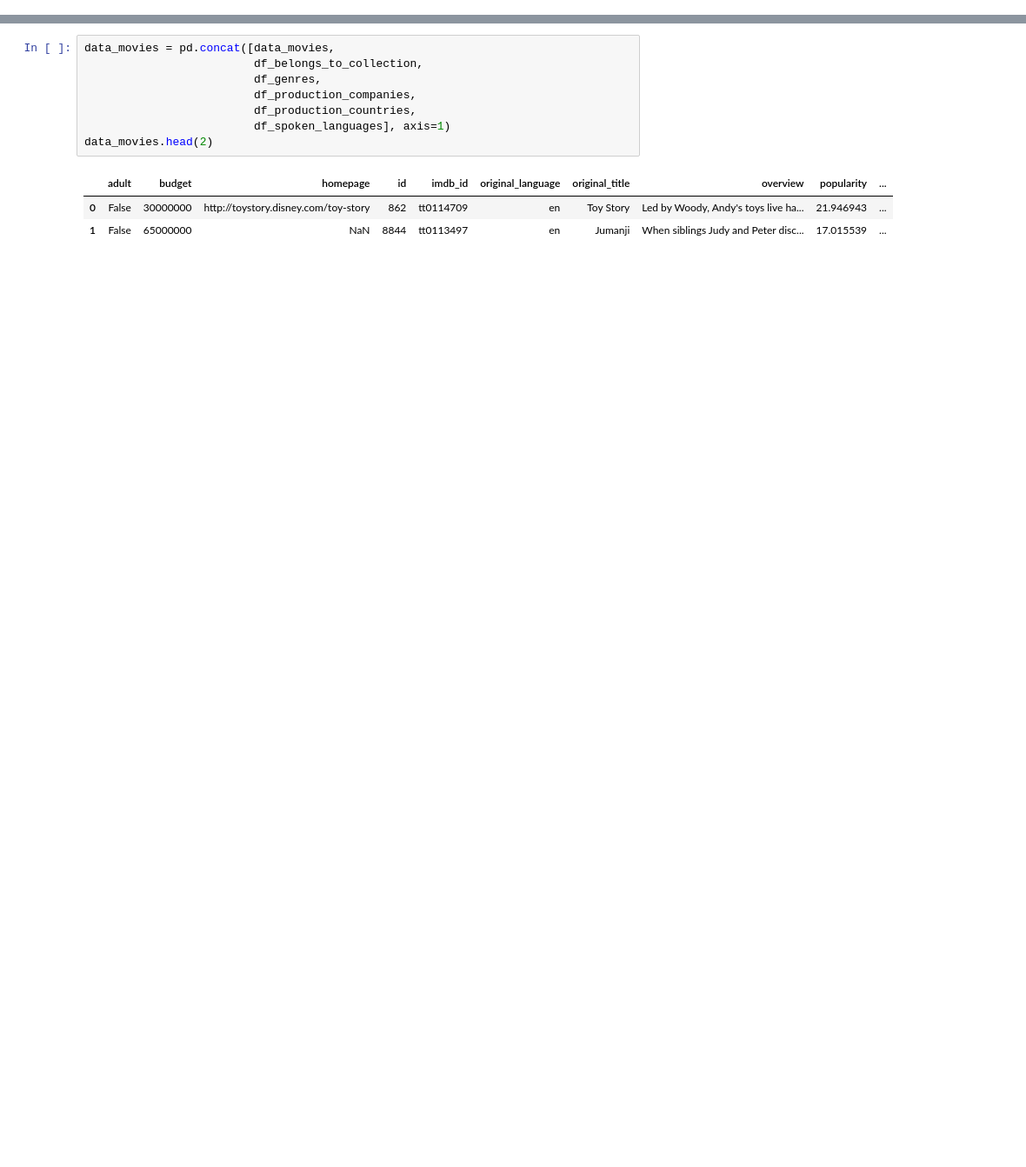
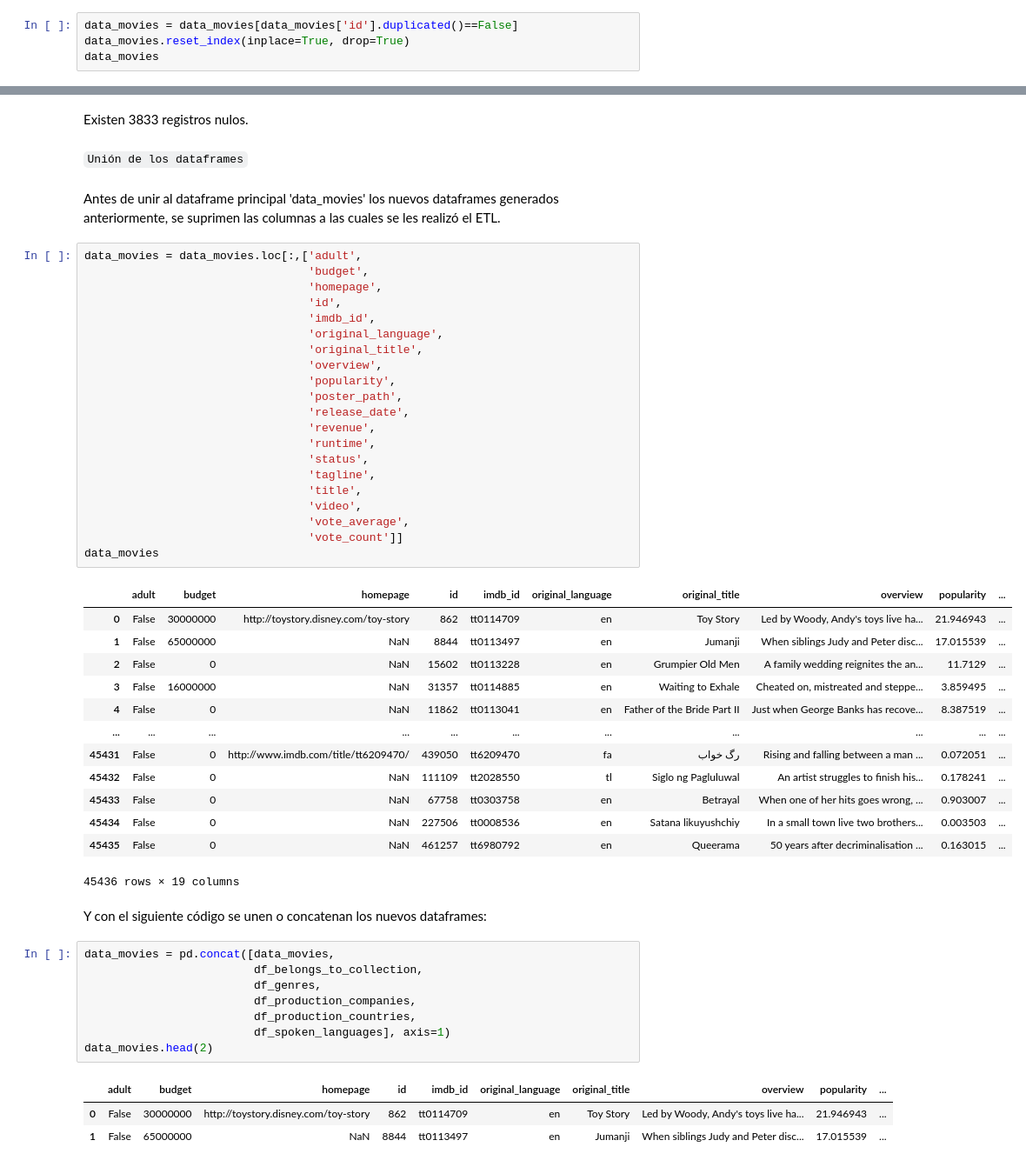
Before and after one commit to aldemarbr94/PI_MLOps, a Jupyter notebook: PI_ML_OPS_Aldemar.ipynb, the cells around one changed output, grey strips where cells are left out. Shown at 87% size. Drawn from its saved outputs; the diff is of its cells as text; blank space fills up the shorter version.

```diff
--- a/PI_ML_OPS_Aldemar.ipynb
+++ b/PI_ML_OPS_Aldemar.ipynb
@@ -226,0 +184,4 @@ data_movies.head(2)
+# %%
+data_movies = data_movies[data_movies['id'].duplicated()==False]
+data_movies.reset_index(inplace=True, drop=True)
+data_movies
@@ -227,3 +440,46 @@ data_movies.head(2)
+# %% [markdown]
+Existen 3833 registros nulos.
+# %% [markdown]
+`Unión de los dataframes`
+# %% [markdown]
+Antes de unir al dataframe principal 'data_movies' los nuevos dataframes generados anteriormente, se suprimen las columnas a las cuales se les realizó el ETL.
+# %%
+data_movies = data_movies.loc[:,['adult',
+                                 'budget',
+                                 'homepage',
+                                 'id',
+                                 'imdb_id',
+                                 'original_language',
+                                 'original_title',
+                                 'overview',
+                                 'popularity',
+                                 'poster_path',
+                                 'release_date',
+                                 'revenue',
+                                 'runtime',
+                                 'status',
+                                 'tagline',
+                                 'title',
+                                 'video',
+                                 'vote_average',
+                                 'vote_count']]
+data_movies
+# %% [output]
+|  | adult | budget | homepage | id | imdb_id | original_language | original_title | overview | popularity | ... |
+| 0 | False | 30000000 | http://toystory.disney.com/toy-story | 862 | tt0114709 | en | Toy Story | Led by Woody, Andy's toys live ha... | 21.946943 | ... |
+| 1 | False | 65000000 | NaN | 8844 | tt0113497 | en | Jumanji | When siblings Judy and Peter disc... | 17.015539 | ... |
+| 2 | False | 0 | NaN | 15602 | tt0113228 | en | Grumpier Old Men | A family wedding reignites the an... | 11.7129 | ... |
+| 3 | False | 16000000 | NaN | 31357 | tt0114885 | en | Waiting to Exhale | Cheated on, mistreated and steppe... | 3.859495 | ... |
+| 4 | False | 0 | NaN | 11862 | tt0113041 | en | Father of the Bride Part II | Just when George Banks has recove... | 8.387519 | ... |
+| ... | ... | ... | ... | ... | ... | ... | ... | ... | ... | ... |
+| 45431 | False | 0 | http://www.imdb.com/title/tt6209470/ | 439050 | tt6209470 | fa | رگ خواب | Rising and falling between a man ... | 0.072051 | ... |
+| 45432 | False | 0 | NaN | 111109 | tt2028550 | tl | Siglo ng Pagluluwal | An artist struggles to finish his... | 0.178241 | ... |
+| 45433 | False | 0 | NaN | 67758 | tt0303758 | en | Betrayal | When one of her hits goes wrong, ... | 0.903007 | ... |
+| 45434 | False | 0 | NaN | 227506 | tt0008536 | en | Satana likuyushchiy | In a small town live two brothers... | 0.003503 | ... |
+| 45435 | False | 0 | NaN | 461257 | tt6980792 | en | Queerama | 50 years after decriminalisation ... | 0.163015 | ... |
+45436 rows × 19 columns
+# %% [markdown]
+Y con el siguiente código se unen o concatenan los nuevos dataframes:
 # %%
 data_movies = pd.concat([data_movies,
                          df_belongs_to_collection,
```
Also changed, not shown: parts of 106 cells of this notebook, 2 other files.
